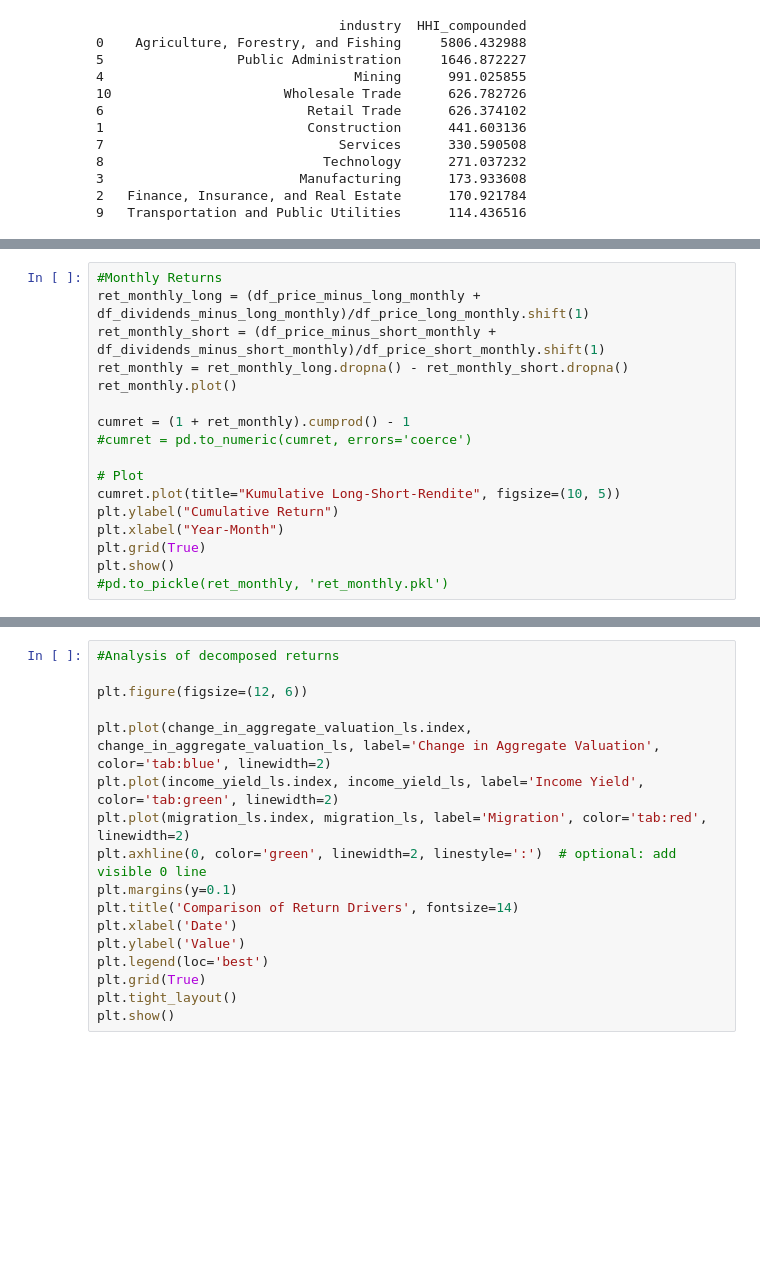
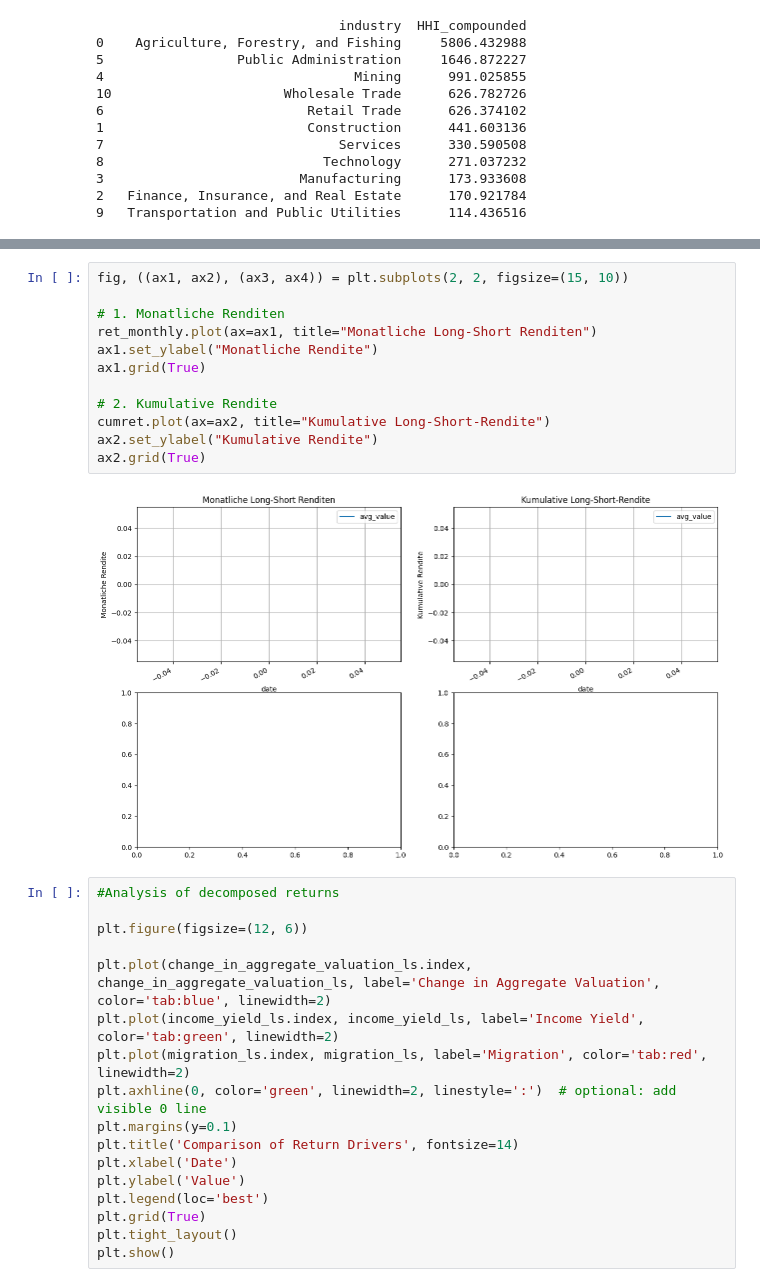
Before and after one commit to justusschenk/valueinvesting, a Jupyter notebook: Portfolio-composition.ipynb, the cells around one changed output, grey strips where cells are left out. Drawn from its saved outputs; the diff is of its cells as text; blank space fills up the shorter version.

```diff
--- a/Portfolio-composition.ipynb
+++ b/Portfolio-composition.ipynb
@@ -1561,20 +1560,3 @@ structural_component = income_yield_ls + migration_ls
 
 return_decomposition = change_in_aggregate_valuation_ls + income_yield_ls + migration_ls
 return_decomposition_long = change_in_aggregate_valuation_long + income_yield_long + migration_long
-# %%
-#Monthly Returns
-ret_monthly_long = (df_price_minus_long_monthly + df_dividends_minus_long_monthly)/df_price_long_monthly.shift(1)
-ret_monthly_short = (df_price_minus_short_monthly + df_dividends_minus_short_monthly)/df_price_short_monthly.shift(1)
-ret_monthly = ret_monthly_long.dropna() - ret_monthly_short.dropna()
-ret_monthly.plot()
-
-cumret = (1 + ret_monthly).cumprod() - 1
-#cumret = pd.to_numeric(cumret, errors='coerce')
-
-# Plot
-cumret.plot(title="Kumulative Long-Short-Rendite", figsize=(10, 5))
-plt.ylabel("Cumulative Return")
-plt.xlabel("Year-Month")
-plt.grid(True)
-plt.show()
-#pd.to_pickle(ret_monthly, 'ret_monthly.pkl')
@@ -1584,3 +1864,17 @@ plt.show()
+# %%
+fig, ((ax1, ax2), (ax3, ax4)) = plt.subplots(2, 2, figsize=(15, 10))
+
+# 1. Monatliche Renditen
+ret_monthly.plot(ax=ax1, title="Monatliche Long-Short Renditen")
+ax1.set_ylabel("Monatliche Rendite")
+ax1.grid(True)
+
+# 2. Kumulative Rendite
+cumret.plot(ax=ax2, title="Kumulative Long-Short-Rendite")
+ax2.set_ylabel("Kumulative Rendite")
+ax2.grid(True)
+# %% [output]
+[figure, added]
 # %%
 #Analysis of decomposed returns
 
```
Also changed, not shown: parts of 7 cells of this notebook, 1 other file.
